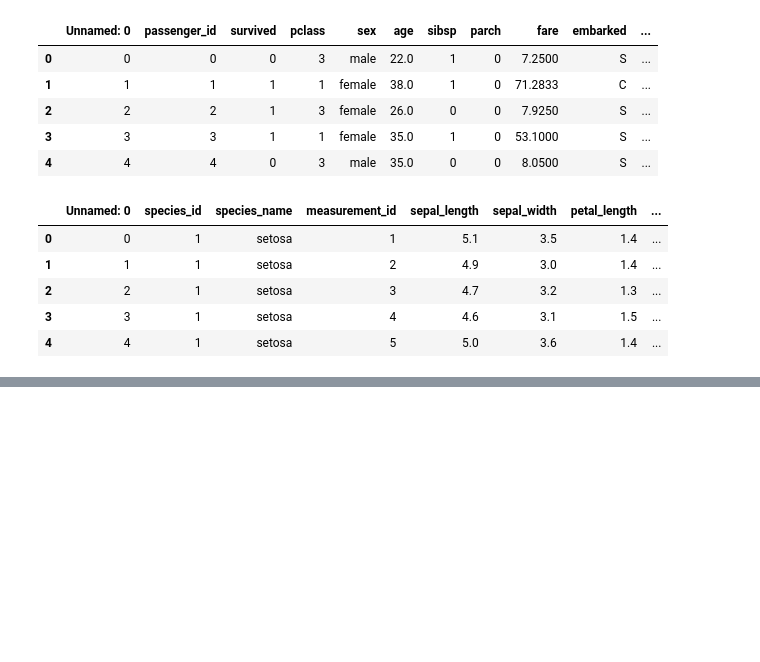
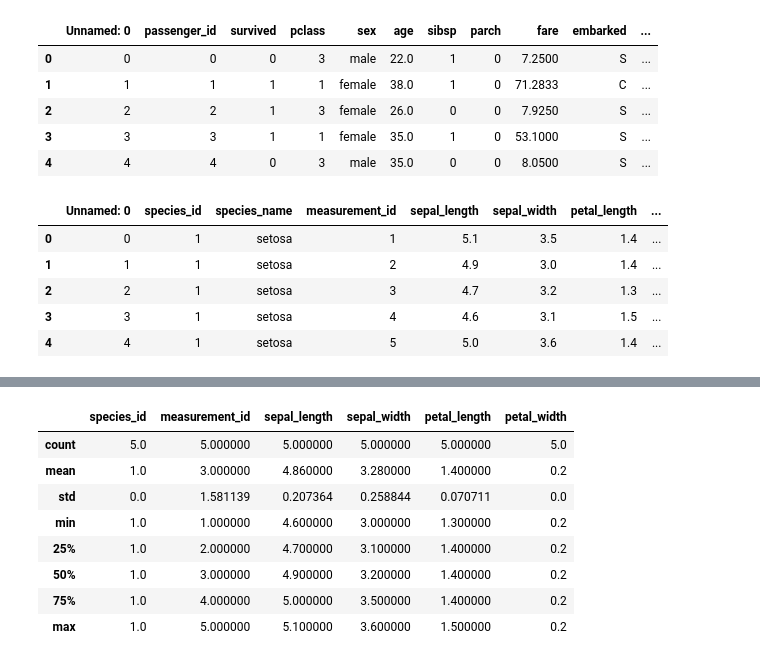
Before and after one commit to scottmattes1/classification-exercises, a Jupyter notebook: classification_exercises.ipynb, the cells around one changed output, grey strips where cells are left out. Drawn from its saved outputs; the diff is of its cells as text; code cells hidden in the pictures; blank space fills up the shorter version.

```diff
--- a/classification_exercises.ipynb
+++ b/classification_exercises.ipynb
@@ -147,0 +278,3 @@ ProgrammingError: (pymysql.err.ProgrammingError) (1064, "You have an error in yo
+# %%
+new_df = pd.DataFrame(iris.select_dtypes(include='number').head())
+new_df
@@ -147,0 +288,12 @@ ProgrammingError: (pymysql.err.ProgrammingError) (1064, "You have an error in yo
+# %%
+new_df.describe()
+# %% [output]
+|  | species_id | measurement_id | sepal_length | sepal_width | petal_length | petal_width |
+| count | 5.0 | 5.000000 | 5.000000 | 5.000000 | 5.000000 | 5.0 |
+| mean | 1.0 | 3.000000 | 4.860000 | 3.280000 | 1.400000 | 0.2 |
+| std | 0.0 | 1.581139 | 0.207364 | 0.258844 | 0.070711 | 0.0 |
+| min | 1.0 | 1.000000 | 4.600000 | 3.000000 | 1.300000 | 0.2 |
+| 25% | 1.0 | 2.000000 | 4.700000 | 3.100000 | 1.400000 | 0.2 |
+| 50% | 1.0 | 3.000000 | 4.900000 | 3.200000 | 1.400000 | 0.2 |
+| 75% | 1.0 | 4.000000 | 5.000000 | 3.500000 | 1.400000 | 0.2 |
+| max | 1.0 | 5.000000 | 5.100000 | 3.600000 | 1.500000 | 0.2 |
```
Also changed, not shown: parts of 22 cells of this notebook.
